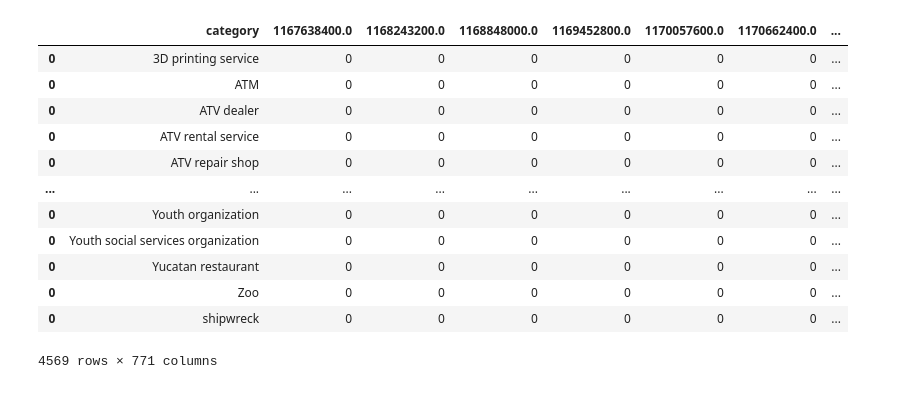
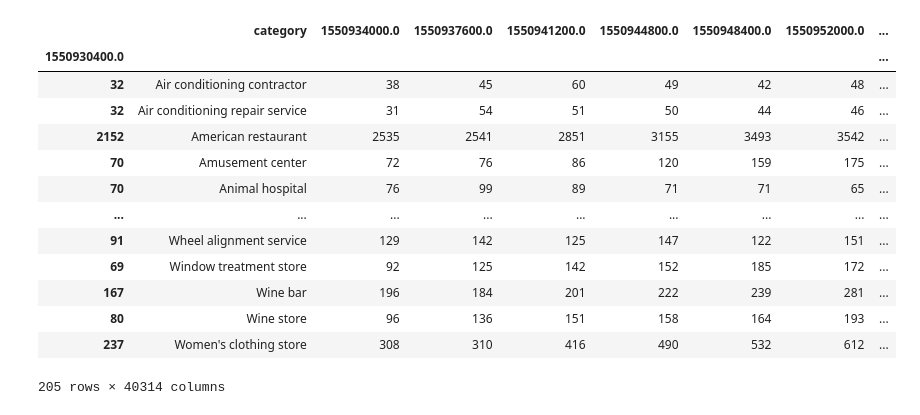
Before and after one commit to Coaster41/timeseries_datasets, a Jupyter notebook: google_reviews_timeseries.ipynb, the cells around one changed output. Saved outputs shown, nothing was run; the diff lists cells and outputs as text; code cells hidden in the pictures.

```diff
--- a/google_reviews_timeseries.ipynb
+++ b/google_reviews_timeseries.ipynb
@@ -10,20 +10,21 @@ import matplotlib.pyplot as plt
 import matplotlib.colors
 import math
 # %%
-data_fn = '../data/google_reviews_weekly.csv'
+data_fn = '../data/google_reviews_hourly_cut_top.csv'
 df = pd.read_csv(data_fn, index_col=1)
 display(df)
 # %% [output]
-|  | category | 1167638400.0 | 1168243200.0 | 1168848000.0 | 1169452800.0 | 1170057600.0 | 1170662400.0 | ... |
-| 0 | 3D printing service | 0 | 0 | 0 | 0 | 0 | 0 | ... |
-| 0 | ATM | 0 | 0 | 0 | 0 | 0 | 0 | ... |
-| 0 | ATV dealer | 0 | 0 | 0 | 0 | 0 | 0 | ... |
-| 0 | ATV rental service | 0 | 0 | 0 | 0 | 0 | 0 | ... |
-| 0 | ATV repair shop | 0 | 0 | 0 | 0 | 0 | 0 | ... |
+|  | category | 1550934000.0 | 1550937600.0 | 1550941200.0 | 1550944800.0 | 1550948400.0 | 1550952000.0 | ... |
+| 1550930400.0 |  |  |  |  |  |  |  | ... |
+| 32 | Air conditioning contractor | 38 | 45 | 60 | 49 | 42 | 48 | ... |
+| 32 | Air conditioning repair service | 31 | 54 | 51 | 50 | 44 | 46 | ... |
+| 2152 | American restaurant | 2535 | 2541 | 2851 | 3155 | 3493 | 3542 | ... |
+| 70 | Amusement center | 72 | 76 | 86 | 120 | 159 | 175 | ... |
+| 70 | Animal hospital | 76 | 99 | 89 | 71 | 71 | 65 | ... |
 | ... | ... | ... | ... | ... | ... | ... | ... | ... |
-| 0 | Youth organization | 0 | 0 | 0 | 0 | 0 | 0 | ... |
-| 0 | Youth social services organization | 0 | 0 | 0 | 0 | 0 | 0 | ... |
-| 0 | Yucatan restaurant | 0 | 0 | 0 | 0 | 0 | 0 | ... |
-| 0 | Zoo | 0 | 0 | 0 | 0 | 0 | 0 | ... |
-| 0 | shipwreck | 0 | 0 | 0 | 0 | 0 | 0 | ... |
+| 91 | Wheel alignment service | 129 | 142 | 125 | 147 | 122 | 151 | ... |
+| 69 | Window treatment store | 92 | 125 | 142 | 152 | 185 | 172 | ... |
+| 167 | Wine bar | 196 | 184 | 201 | 222 | 239 | 281 | ... |
+| 80 | Wine store | 96 | 136 | 151 | 158 | 164 | 193 | ... |
+| 237 | Women's clothing store | 308 | 310 | 416 | 490 | 532 | 612 | ... |
-4569 rows × 771 columns
+205 rows × 40314 columns
```
Also changed, not shown: parts of 4 cells of this notebook, 3 other files.
